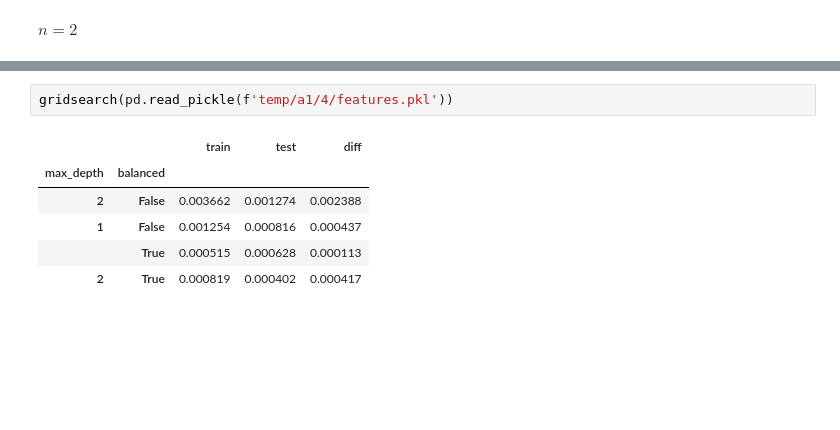
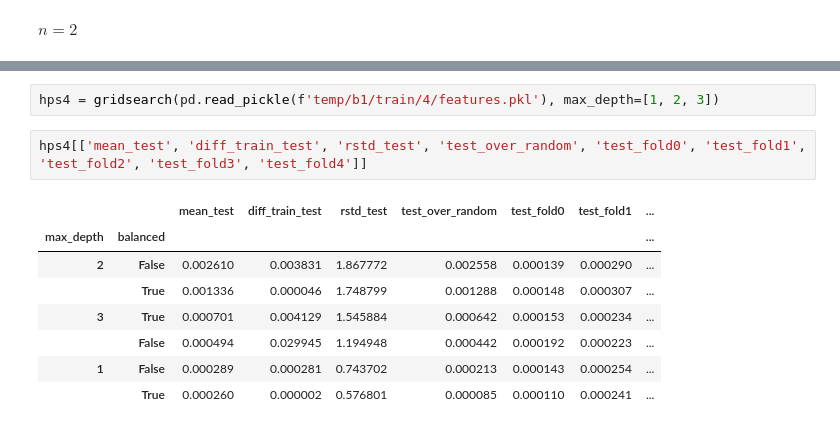
Before and after one commit to gerritjandebruin/CN2020, a Jupyter notebook: experiment_b1.ipynb, the cells around one changed output, grey strips where cells are left out. Cells and saved outputs as stored; diff of their text form; blank space fills up the shorter version.

```diff
--- a/experiment_b1.ipynb
+++ b/experiment_b1.ipynb
@@ -239,10 +254,14 @@ gridsearch(pd.read_pickle(f'temp/a1/3/features.pkl'))
 # %%
-gridsearch(pd.read_pickle(f'temp/a1/4/features.pkl'))
+hps4 = gridsearch(pd.read_pickle(f'temp/b1/train/4/features.pkl'), max_depth=[1, 2, 3])
-# %% [output]
-|  |  | train | test | diff |
-| max_depth | balanced |  |  |  |
-| 2 | False | 0.003662 | 0.001274 | 0.002388 |
-| 1 | False | 0.001254 | 0.000816 | 0.000437 |
-|  | True | 0.000515 | 0.000628 | 0.000113 |
-| 2 | True | 0.000819 | 0.000402 | 0.000417 |
+# %%
+hps4[['mean_test', 'diff_train_test', 'rstd_test', 'test_over_random', 'test_fold0', 'test_fold1', 'test_fold2', 'test_fold3', 'test_fold4']]
+# %% [output]
+|  |  | mean_test | diff_train_test | rstd_test | test_over_random | test_fold0 | test_fold1 | ... |
+| max_depth | balanced |  |  |  |  |  |  | ... |
+| 2 | False | 0.002610 | 0.003831 | 1.867772 | 0.002558 | 0.000139 | 0.000290 | ... |
+|  | True | 0.001336 | 0.000046 | 1.748799 | 0.001288 | 0.000148 | 0.000307 | ... |
+| 3 | True | 0.000701 | 0.004129 | 1.545884 | 0.000642 | 0.000153 | 0.000234 | ... |
+|  | False | 0.000494 | 0.029945 | 1.194948 | 0.000442 | 0.000192 | 0.000223 | ... |
+| 1 | False | 0.000289 | 0.000281 | 0.743702 | 0.000213 | 0.000143 | 0.000254 | ... |
+|  | True | 0.000260 | 0.000002 | 0.576801 | 0.000085 | 0.000110 | 0.000241 | ... |
 # %%
```
Also changed, not shown: parts of 12 cells of this notebook, 4 other files.
